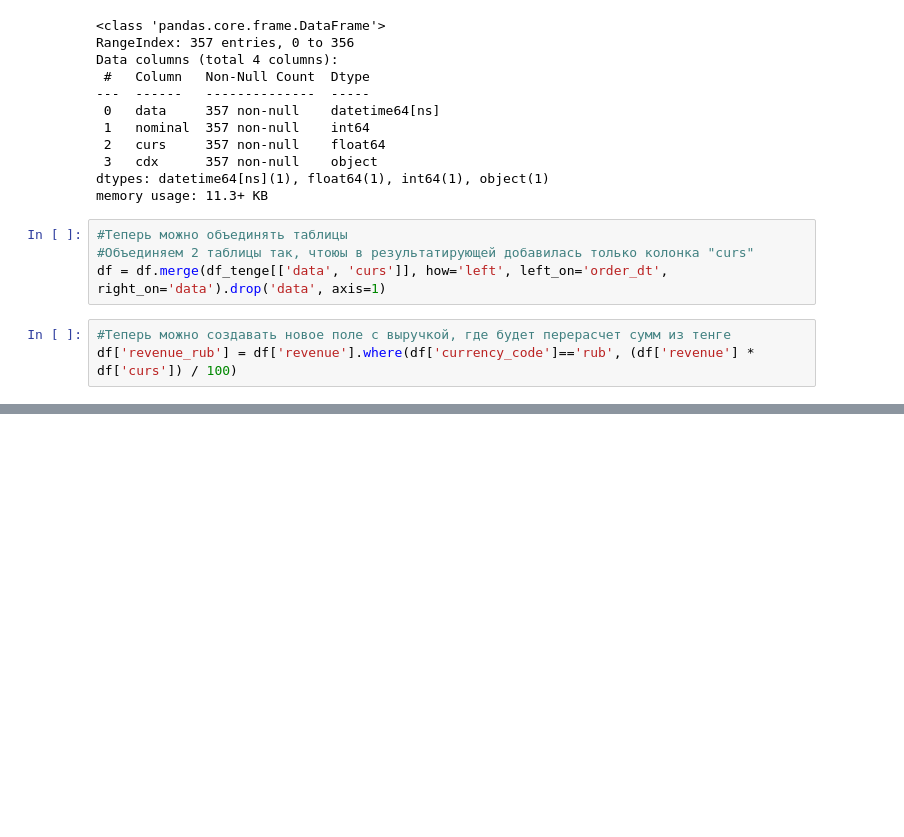
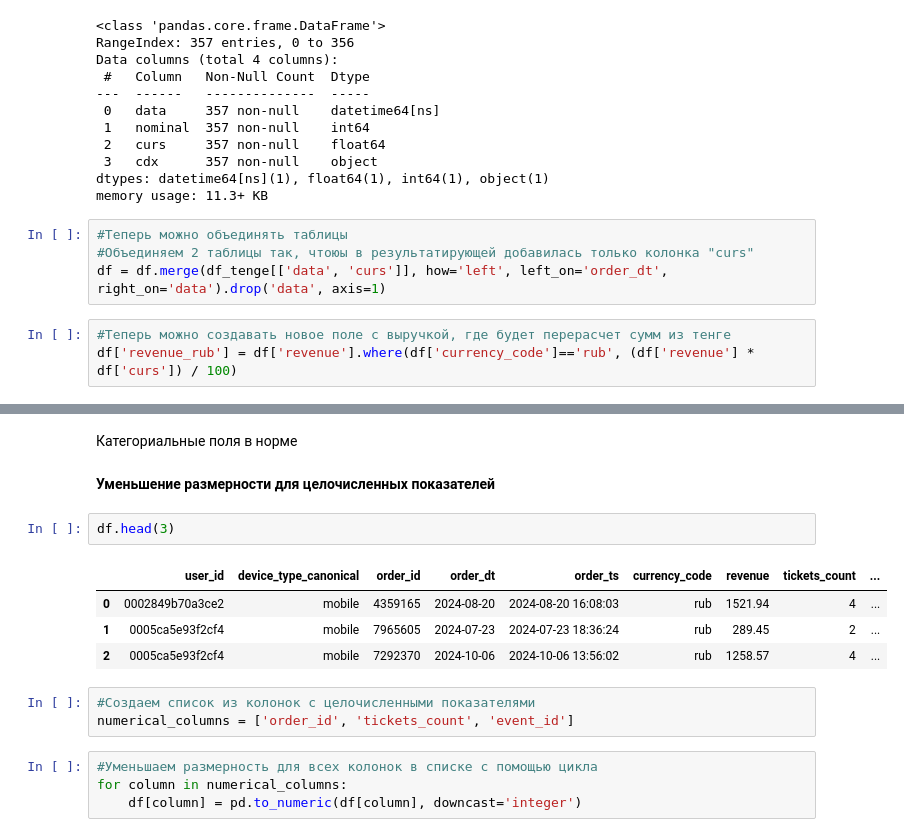
Before and after one commit to denisenkovv/homework1, a Jupyter notebook: project.ipynb, the cells around one changed output, grey strips where cells are left out. Saved outputs shown, nothing was run; the diff lists cells and outputs as text; blank space fills up the shorter version.

```diff
--- a/project.ipynb
+++ b/project.ipynb
@@ -262,0 +408,18 @@ df[df['currency_code'] == 'kzt'].head()
+# %% [markdown]
+Категориальные поля в норме
+# %% [markdown]
+**Уменьшение размерности для целочисленных показателей**
+# %%
+df.head(3)
+# %% [output]
+|  | user_id | device_type_canonical | order_id | order_dt | order_ts | currency_code | revenue | tickets_count | ... |
+| 0 | 0002849b70a3ce2 | mobile | 4359165 | 2024-08-20 | 2024-08-20 16:08:03 | rub | 1521.94 | 4 | ... |
+| 1 | 0005ca5e93f2cf4 | mobile | 7965605 | 2024-07-23 | 2024-07-23 18:36:24 | rub | 289.45 | 2 | ... |
+| 2 | 0005ca5e93f2cf4 | mobile | 7292370 | 2024-10-06 | 2024-10-06 13:56:02 | rub | 1258.57 | 4 | ... |
+# %%
+#Создаем список из колонок с целочисленными показателями
+numerical_columns = ['order_id', 'tickets_count', 'event_id']
+# %%
+#Уменьшаем размерность для всех колонок в списке с помощью цикла
+for column in numerical_columns:
+    df[column] = pd.to_numeric(df[column], downcast='integer')
```
Also changed, not shown: parts of 15 cells of this notebook.
